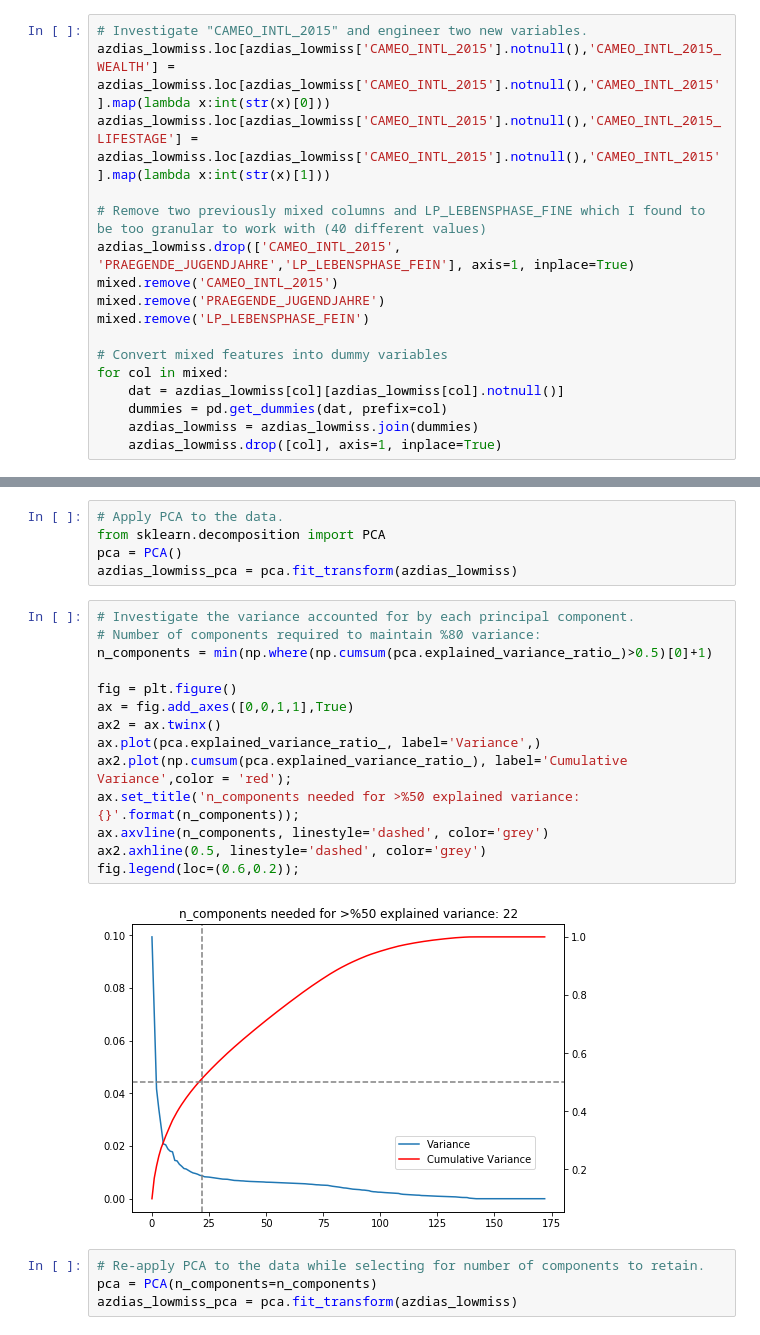
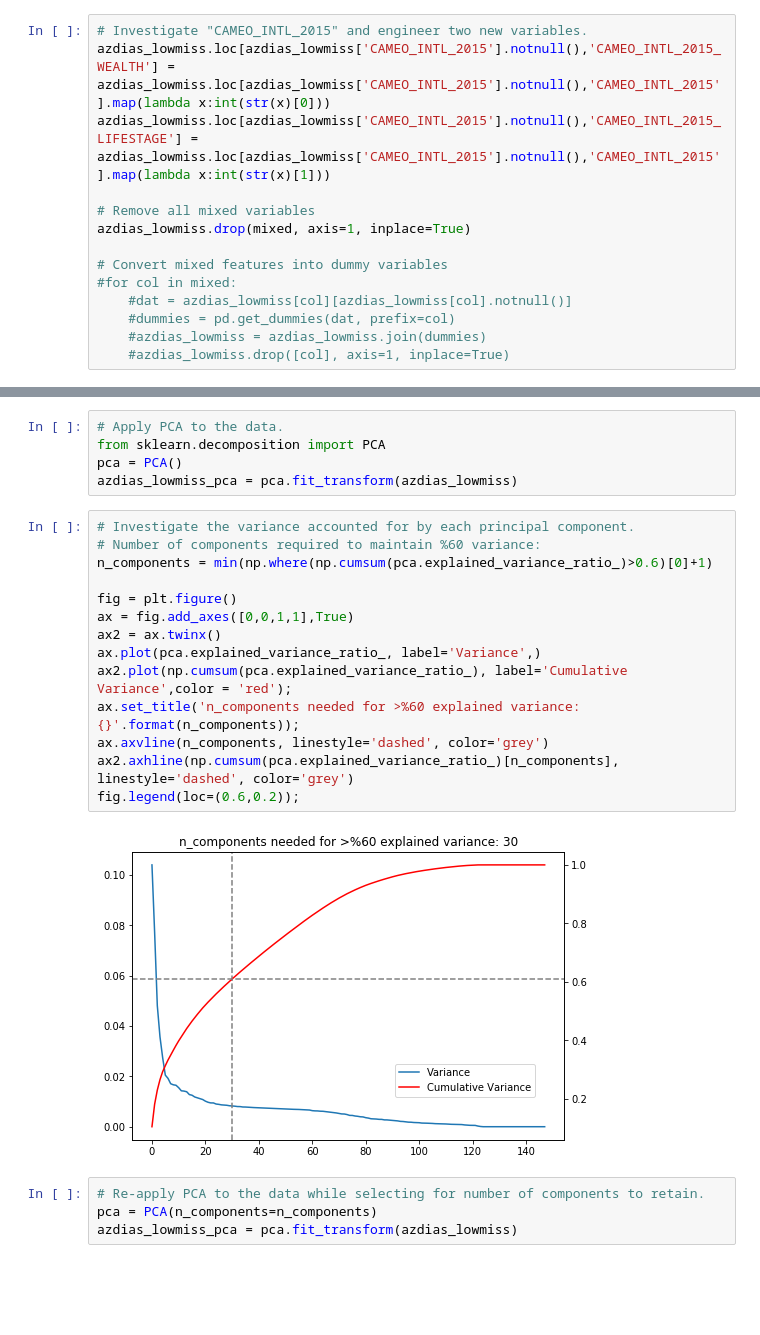
Before and after one commit to denizn/Identify-Customer-Segments, a Jupyter notebook: Identify_Customer_Segments.ipynb, the cells around one changed output, grey strips where cells are left out. Cells and saved outputs as stored; diff of their text form; blank space fills up the shorter version.

```diff
--- a/Identify_Customer_Segments.ipynb
+++ b/Identify_Customer_Segments.ipynb
@@ -380,18 +405,15 @@ See the caveats in the documentation: http://pandas.pydata.org/pandas-docs/stabl
 azdias_lowmiss.loc[azdias_lowmiss['CAMEO_INTL_2015'].notnull(),'CAMEO_INTL_2015_WEALTH'] = azdias_lowmiss.loc[azdias_lowmiss['CAMEO_INTL_2015'].notnull(),'CAMEO_INTL_2015'].map(lambda x:int(str(x)[0]))
 azdias_lowmiss.loc[azdias_lowmiss['CAMEO_INTL_2015'].notnull(),'CAMEO_INTL_2015_LIFESTAGE'] = azdias_lowmiss.loc[azdias_lowmiss['CAMEO_INTL_2015'].notnull(),'CAMEO_INTL_2015'].map(lambda x:int(str(x)[1]))
 
-# Remove two previously mixed columns and LP_LEBENSPHASE_FINE which I found to be too granular to work with (40 different values)
-azdias_lowmiss.drop(['CAMEO_INTL_2015', 'PRAEGENDE_JUGENDJAHRE','LP_LEBENSPHASE_FEIN'], axis=1, inplace=True)
-mixed.remove('CAMEO_INTL_2015')
-mixed.remove('PRAEGENDE_JUGENDJAHRE')
-mixed.remove('LP_LEBENSPHASE_FEIN')
+# Remove all mixed variables
+azdias_lowmiss.drop(mixed, axis=1, inplace=True)
 
 # Convert mixed features into dummy variables
-for col in mixed:
-    dat = azdias_lowmiss[col][azdias_lowmiss[col].notnull()]
-    dummies = pd.get_dummies(dat, prefix=col)
-    azdias_lowmiss = azdias_lowmiss.join(dummies)
-    azdias_lowmiss.drop([col], axis=1, inplace=True)
+#for col in mixed:
+    #dat = azdias_lowmiss[col][azdias_lowmiss[col].notnull()]
+    #dummies = pd.get_dummies(dat, prefix=col)
+    #azdias_lowmiss = azdias_lowmiss.join(dummies)
+    #azdias_lowmiss.drop([col], axis=1, inplace=True)
 # %%
 mixed
 # %% [output]
@@ -537,20 +569,20 @@ pca = PCA()
 azdias_lowmiss_pca = pca.fit_transform(azdias_lowmiss)
 # %%
 # Investigate the variance accounted for by each principal component.
-# Number of components required to maintain %80 variance:
-n_components = min(np.where(np.cumsum(pca.explained_variance_ratio_)>0.5)[0]+1)
+# Number of components required to maintain %60 variance:
+n_components = min(np.where(np.cumsum(pca.explained_variance_ratio_)>0.6)[0]+1)
 
 fig = plt.figure()
 ax = fig.add_axes([0,0,1,1],True)
 ax2 = ax.twinx()
 ax.plot(pca.explained_variance_ratio_, label='Variance',)
 ax2.plot(np.cumsum(pca.explained_variance_ratio_), label='Cumulative Variance',color = 'red');
-ax.set_title('n_components needed for >%50 explained variance: {}'.format(n_components));
+ax.set_title('n_components needed for >%60 explained variance: {}'.format(n_components));
 ax.axvline(n_components, linestyle='dashed', color='grey')
-ax2.axhline(0.5, linestyle='dashed', color='grey')
+ax2.axhline(np.cumsum(pca.explained_variance_ratio_)[n_components], linestyle='dashed', color='grey')
 fig.legend(loc=(0.6,0.2));
 # %% [output]
-[figure, old version]
+[figure, new version]
 # %%
 # Re-apply PCA to the data while selecting for number of components to retain.
 pca = PCA(n_components=n_components)
```
Also changed, not shown: parts of 36 cells of this notebook, 1 other file.
